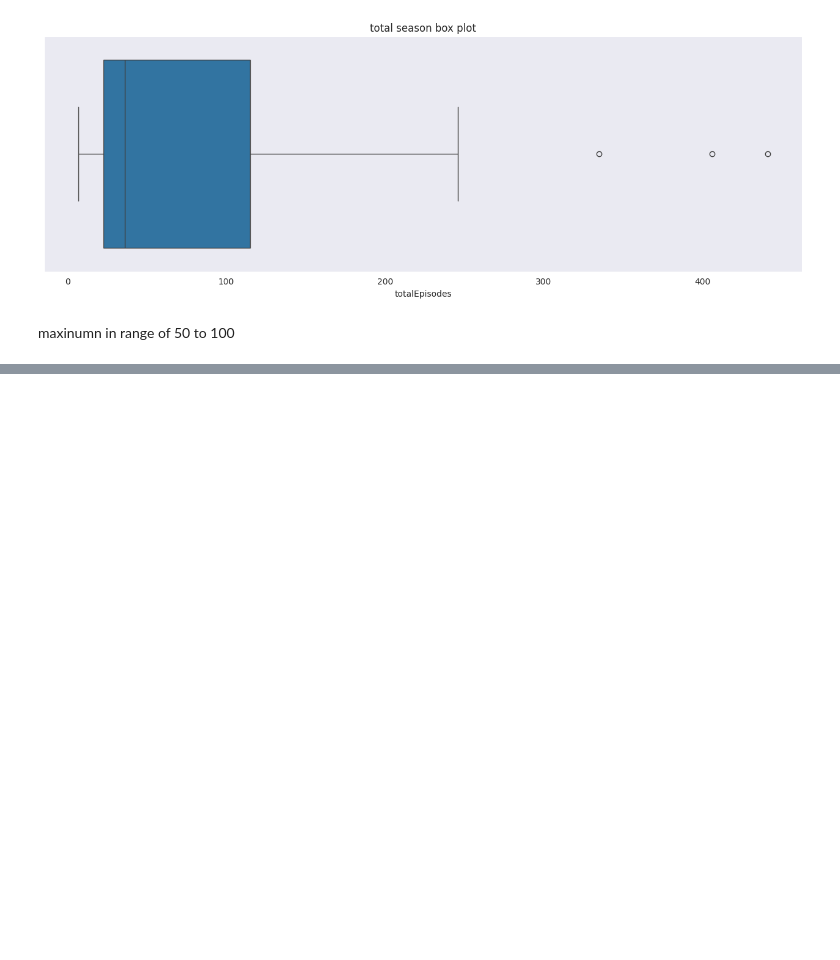
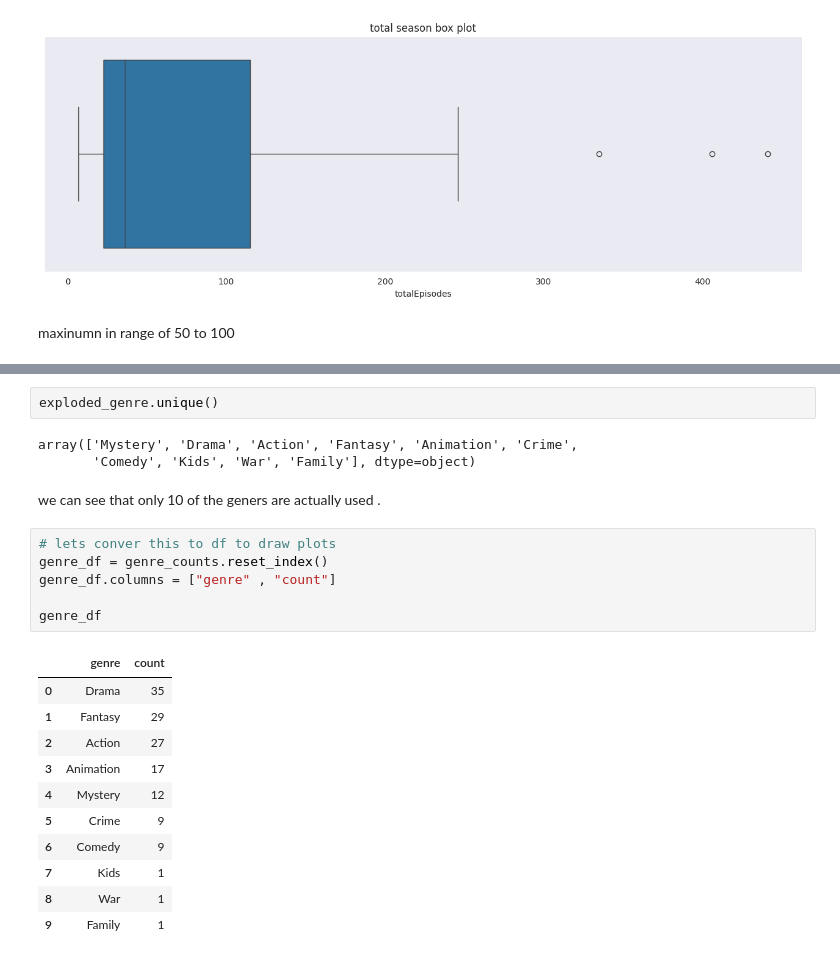
Before and after one commit to Shruthikshetty/media-logger-recommender, a Jupyter notebook: training_notebooks/tv_show_recommedation_model.ipynb, the cells around one changed output, grey strips where cells are left out. Saved outputs shown, nothing was run; the diff lists cells and outputs as text; blank space fills up the shorter version.

```diff
--- a/training_notebooks/tv_show_recommedation_model.ipynb
+++ b/training_notebooks/tv_show_recommedation_model.ipynb
@@ -326,0 +366,25 @@ maxinumn in range of 50  to 100
+# %%
+exploded_genre.unique()
+# %% [output]
+array(['Mystery', 'Drama', 'Action', 'Fantasy', 'Animation', 'Crime',
+       'Comedy', 'Kids', 'War', 'Family'], dtype=object)
+# %% [markdown]
+we can see that only 10 of the geners are actually used .
+# %%
+# lets conver this to df to draw plots
+genre_df = genre_counts.reset_index()
+genre_df.columns = ["genre" , "count"]
+
+genre_df
+# %% [output]
+|  | genre | count |
+| 0 | Drama | 35 |
+| 1 | Fantasy | 29 |
+| 2 | Action | 27 |
+| 3 | Animation | 17 |
+| 4 | Mystery | 12 |
+| 5 | Crime | 9 |
+| 6 | Comedy | 9 |
+| 7 | Kids | 1 |
+| 8 | War | 1 |
+| 9 | Family | 1 |
```
Also changed, not shown: parts of 11 cells of this notebook.
